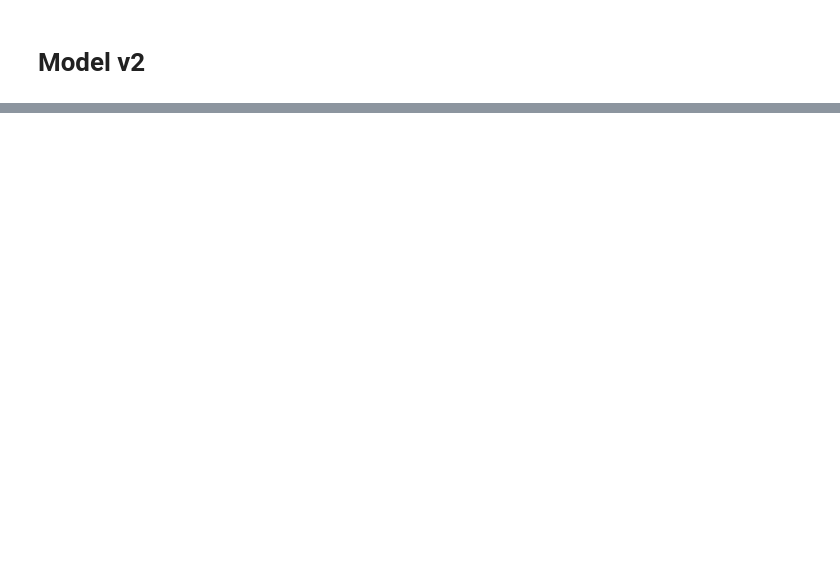
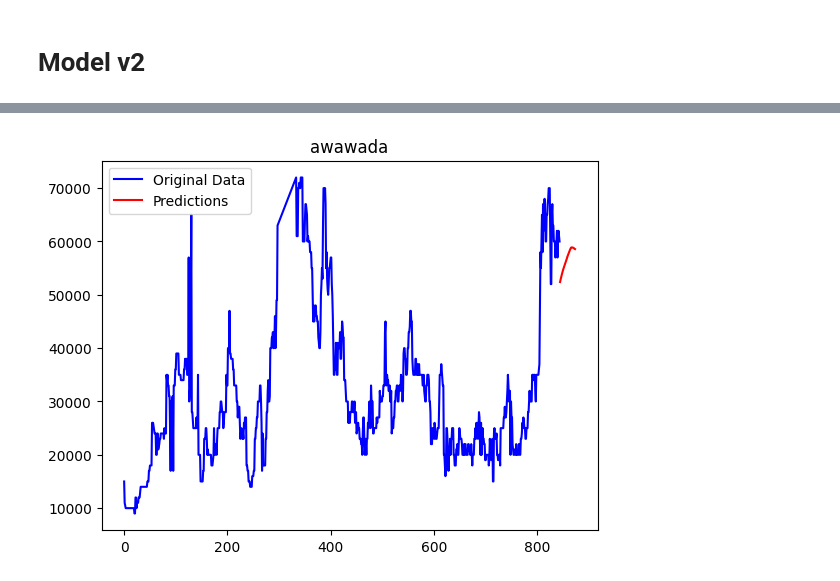
Before and after one commit to Topi-Batu/TaniLink-ML-Model, a Jupyter notebook: Topi Batu_ML_Development_Revision.ipynb, the cells around one changed output, grey strips where cells are left out. Saved outputs shown, nothing was run; the diff lists cells and outputs as text; code cells hidden in the pictures; blank space fills up the shorter version.

```diff
--- a/Topi Batu_ML_Development_Revision.ipynb
+++ b/Topi Batu_ML_Development_Revision.ipynb
@@ -207,8 +339,7 @@ model = tf.keras.models.Sequential([
     tf.keras.layers.GRU(32),
     tf.keras.layers.Dense(30, activation="relu"),
     tf.keras.layers.Dense(10, activation="relu"),
-    tf.keras.layers.Dense(1),
-    tf.keras.layers.Lambda(lambda x: x * 400)
+    tf.keras.layers.Dense(1)
 ])
 # %%
 model.compile(loss='mse', optimizer='adam', metrics=['mae'])
@@ -221,4 +352,4 @@ early_stopping = tf.keras.callbacks.EarlyStopping(
 )
 
 #Training Model
-model.fit(train_set, epochs=100, validation_data=validation_set, callbacks=[early_stopping])
+model.fit(train_set, epochs=100, validation_data=valid_set, callbacks=[early_stopping])
@@ -238,0 +409,25 @@ plt.show()
+# %%
+#Number of future predictions
+future_forecast = 30
+
+#Use the last window_size data points for the initial sequence
+sequence = prices[-window_size:]
+
+#Store the predictions
+predictions = []
+
+#Loop to predict future dates
+for i in range(future_forecast):
+    # Reshape the sequence
+    sequence_reshaped = sequence[-window_size:].reshape(1, window_size)
+
+#Predict the next data point
+    predicted_value = model.predict(sequence_reshaped)[0]
+
+#Append the predicted value to the sequence
+    sequence = np.append(sequence, predicted_value)
+
+#Append the predicted value to the predictions
+    predictions.append(predicted_value)
+
+predictions = np.array(predictions) * (max-min) + min
@@ -238,0 +452,15 @@ plt.show()
+# %%
+original_data = prices.tolist()
+original_data = np.array(original_data) * (max-min) + min
+
+indices = np.arange(len(original_data) + future_forecast)
+
+plt.plot(indices[:len(original_data)], original_data, label='Original Data', color='blue')
+
+plt.plot(indices[len(original_data):], predictions, label='Predictions', color='red')
+
+plt.title('awawada')
+plt.legend()
+plt.show()
+# %% [output]
+[figure, added]
```
Also changed, not shown: parts of 54 cells of this notebook, 7 other files.
